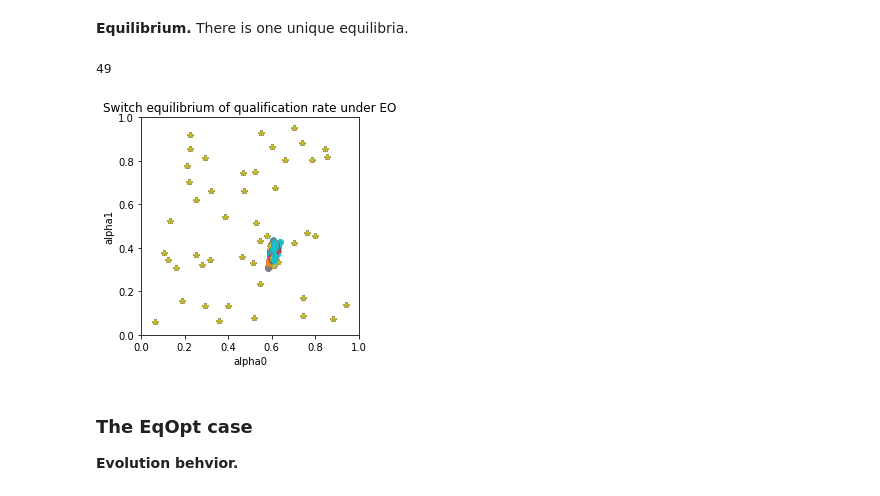
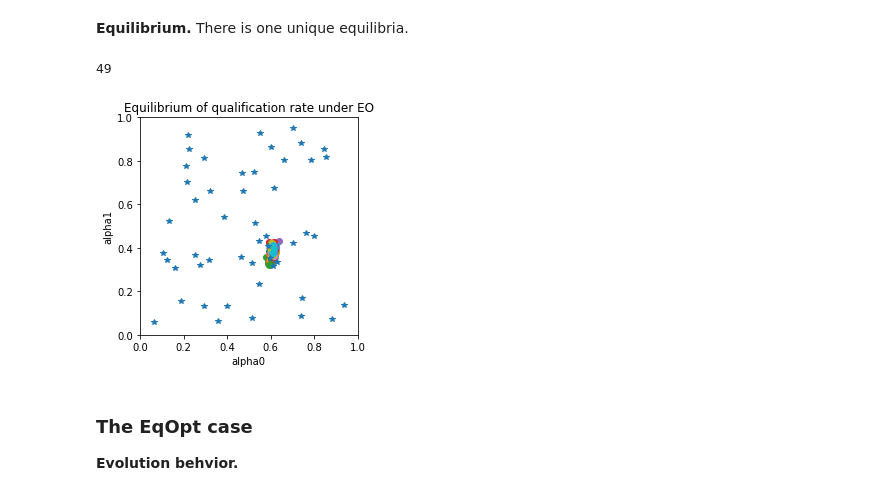
Before and after one commit to TURuibo/long-term-impact-of-fairness-constraints, a Jupyter notebook: COMPAS_dynamics.ipynb, the cells around one changed output. Saved outputs shown, nothing was run; the diff lists cells and outputs as text; code cells hidden in the pictures.

```diff
--- a/COMPAS_dynamics.ipynb
+++ b/COMPAS_dynamics.ipynb
@@ -87,6 +99,22 @@ In this study, we consider the demographic invariant generation case. The genera
 2. Sample from the original dataset according to the subgroup-wised ratio;
 3. Apply a classifier to estimating the decision boundary;
 4. Apply the dynamics to compute the ratio in next time step.
+# %%
+def update_qualification_rates(alpha0, alpha1, ps, T, eva_classifier_fn,
+                               X, y, sensitive_features, subgroups_indices):
+    # Step 1: Compute ratios
+    ratio = P0*(1-alpha0),(1-P0)*(1-alpha1),P0*alpha0,(1-P0)*alpha1
+
+    #  Step 2: sample individuals from 4 sub-groups
+    X_train,y_train,sensitive_features_train = dataSelection(X,y,sensitive_features,subgroups_indices,ratio)
+
+    #  Step 3: train (fair) classifiers, and estimate the quantity for dynamics
+    pr,acc,tpr,fpr = eva_classifier_fn(X_train,y_train,sensitive_features_train)
+
+    # Step 4: Update qualification rates
+    alpha0_next = transition(alpha0, tpr["African-American"], fpr["African-American"], T, group = 0)
+    alpha1_next =  transition(alpha1,tpr["Caucasian"],fpr["Caucasian"],T, group = 1)
+    return alpha0_next,alpha1_next
 # %% [markdown]
 ### Evolution behavior in the UN case
 **Evolution behavior.** From one sample result, we can see the evolution behavior. The figure indicates that in the UN case, qualification rates converge to an unique equiibria.
@@ -452,49 +273,32 @@ plt.show()
 # %%
 np.random.seed(777)
 MAX_ITERATION_EQUILIBRIUM = 10
 
 plt.figure()
 NUM_SAMPLES = 50
 for k in range(NUM_SAMPLES):
     sys.stdout.write("\r{0}".format(str(k)))
     alpha0, alpha1 =  alpha0List[k],alpha1List[k]
     alpha0_eo_evolution=[alpha0]
     alpha1_eo_evolution=[alpha1]
-    t = 0
-    while t < MAX_ITERATION_EQUILIBRIUM:
-        t+=1
-        # r_label0_group0,r_label0_group1,r_label1_group0,r_label1_group1
-        ratio = P0*(1-alpha0),(1-P0)*(1-alpha1),P0*alpha0,(1-P0)*alpha1
-
-        # sample individuals from 4 sub-groups
-        X_train,y_train,sensitive_features_train = dataSelection(X,y,sensitive_features,subgroups_indices,ratio)
-
-        # train (fair) classifiers
-        pr,acc,tpr,fpr = eva_classifier_eo(X_train,y_train,sensitive_features_train)
-
-        # transitions
-        alpha0_eo_evolution.append(transition(alpha0,tpr["African-American"],
-                                                 fpr["African-American"],
-                                                 T, group = 0))
-
-        alpha1_eo_evolution.append(transition(alpha1,tpr["Caucasian"],
-                                                 fpr["Caucasian"],
-                                                 T, group = 1))
-
-        alpha0 = alpha0_eo_evolution[-1]
-        alpha1 = alpha1_eo_evolution[-1]
+    for _ in range(MAX_ITERATION_EQUILIBRIUM):
+        alpha0, alpha1 = update_qualification_rates(alpha0, alpha1, P0, T, eva_classifier_eo,
+                                                        X, y, sensitive_features, subgroups_indices)
+        alpha0_eo_evolution.append(alpha0)
+        alpha1_eo_evolution.append(alpha1)
     plt.axis('square')
-    plt.plot(alpha0List,alpha1List,'*')
-    plt.xlabel('alpha0')
-    plt.ylabel('alpha1')
     plt.plot(alpha0_eo_evolution[-5:],alpha1_eo_evolution[-5:],'o',label='No.'+str(k))
     plt.ylim(0, 1)
     plt.xlim(0, 1)
-plt.title("Switch equilibrium of qualification rate under EO")
+
+plt.plot(alpha0List,alpha1List,'*')
+plt.xlabel('alpha0')
+plt.ylabel('alpha1')
+plt.title("Equilibrium of qualification rate under EO")
 plt.show()
 # %% [output]
 49
-[figure, old version]
+[figure, new version]
 # %% [markdown]
 ### The EqOpt case
 **Evolution behvior.**
```
Also changed, not shown: parts of 14 cells of this notebook.
